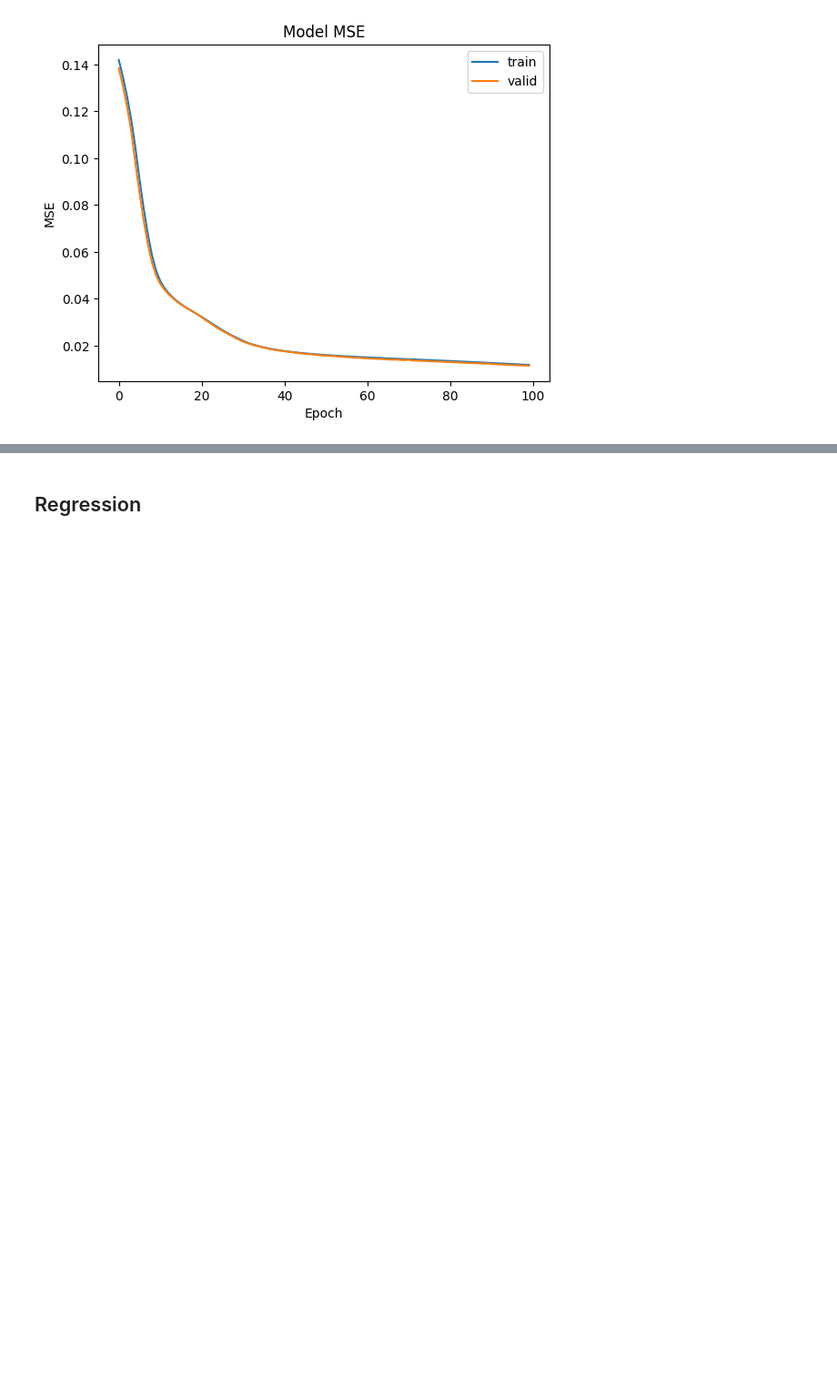
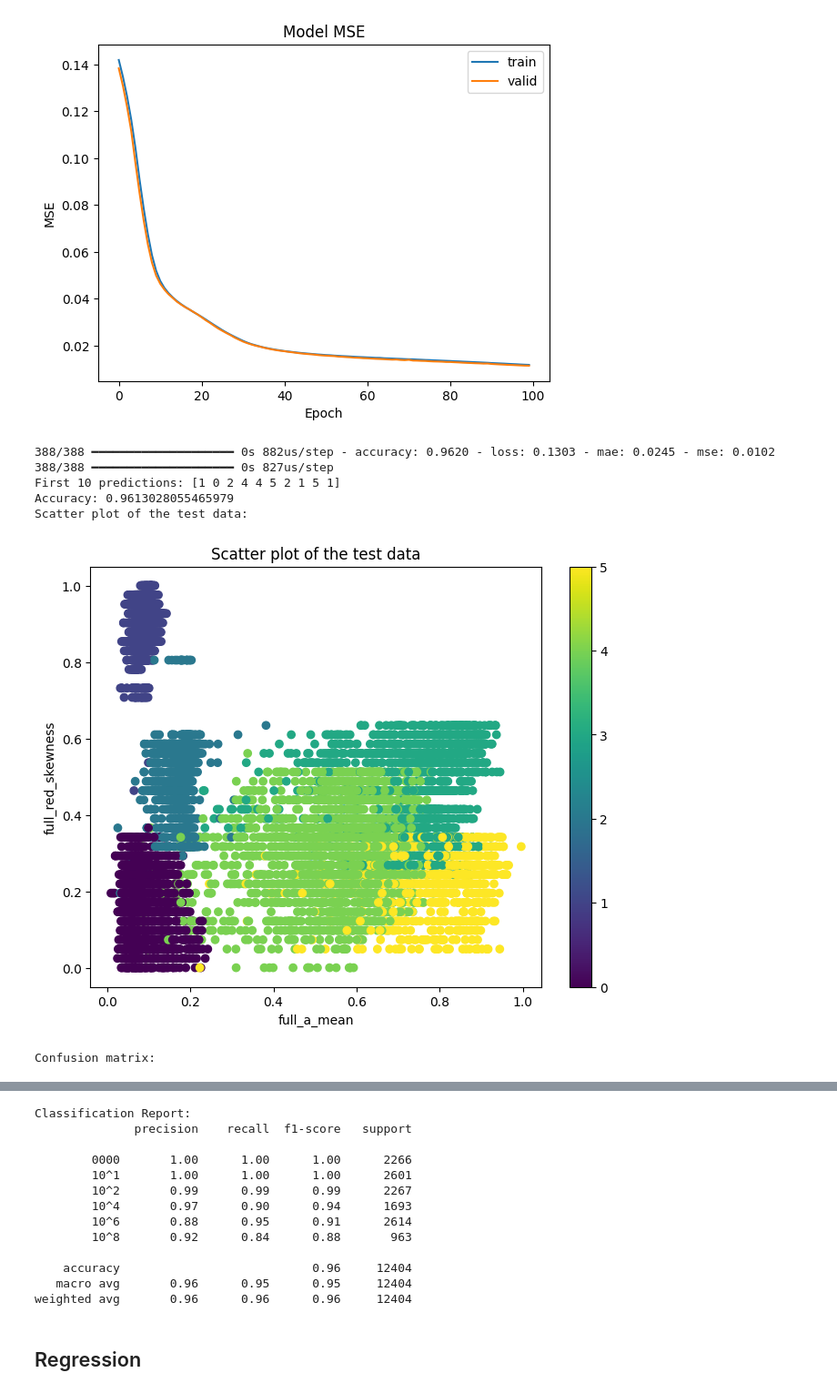
Before and after one commit to Frollamma/progetto-piccialli, a Jupyter notebook: main_numeric.ipynb, the cells around one changed output, grey strips where cells are left out. Shown at 91% size. Saved outputs shown, nothing was run; the diff lists cells and outputs as text; code cells hidden in the pictures; blank space fills up the shorter version.

Commit message:
Add deep learning classification results main_numeric

```diff
--- a/main_numeric.ipynb
+++ b/main_numeric.ipynb
@@ -826,3 +823,30 @@ create_training_history_plot(history)
 [figure]
 [figure]
 [figure]
+# %%
+# Evaluate the model
+loss, accuracy, mae, mse = model.evaluate(X_test, y_test)
+# print(f"Loss: {loss}")
+# print(f"Accuracy: {accuracy}")
+# print(f"Mean Absolute Error: {mae}")
+# print(f"Mean Squared Error: {mse}")
+
+# Predict the test data
+y_pred = model.predict(X_test)
+
+# Print accuracy
+y_pred_1d = np.argmax(y_pred, axis=1)
+y_test_1d = np.argmax(y_test, axis=1)
+
+print(f"First 10 predictions: {y_pred_1d[:10]}")
+
+# Print full classification report
+print_full_classification_report(y_test_1d, y_pred_1d, X_test, axes_names=CLASSIFICATION_PLOT_AXES, classes_names=CLASSES_SHORT)
+# %% [output]
+388/388 ━━━━━━━━━━━━━━━━━━━━ 0s 882us/step - accuracy: 0.9620 - loss: 0.1303 - mae: 0.0245 - mse: 0.0102
+388/388 ━━━━━━━━━━━━━━━━━━━━ 0s 827us/step
+First 10 predictions: [1 0 2 4 4 5 2 1 5 1]
+Accuracy: 0.9613028055465979
+Scatter plot of the test data:
+[figure, added]
+Confusion matrix:
@@ -829,3 +854,16 @@ create_training_history_plot(history)
+Classification Report:
+              precision    recall  f1-score   support
+
+        0000       1.00      1.00      1.00      2266
+        10^1       1.00      1.00      1.00      2601
+        10^2       0.99      0.99      0.99      2267
+        10^4       0.97      0.90      0.94      1693
+        10^6       0.88      0.95      0.91      2614
+        10^8       0.92      0.84      0.88       963
+
+    accuracy                           0.96     12404
+   macro avg       0.96      0.95      0.95     12404
+weighted avg       0.96      0.96      0.96     12404
 # %% [markdown]
 ## Regression
 # %%
```
Also changed, not shown: parts of 3 cells of this notebook, 2 other files.
